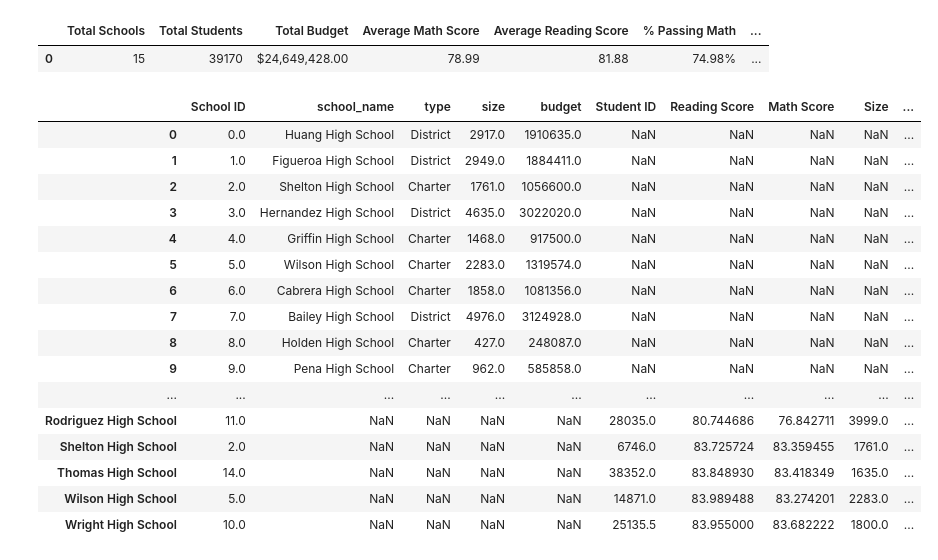
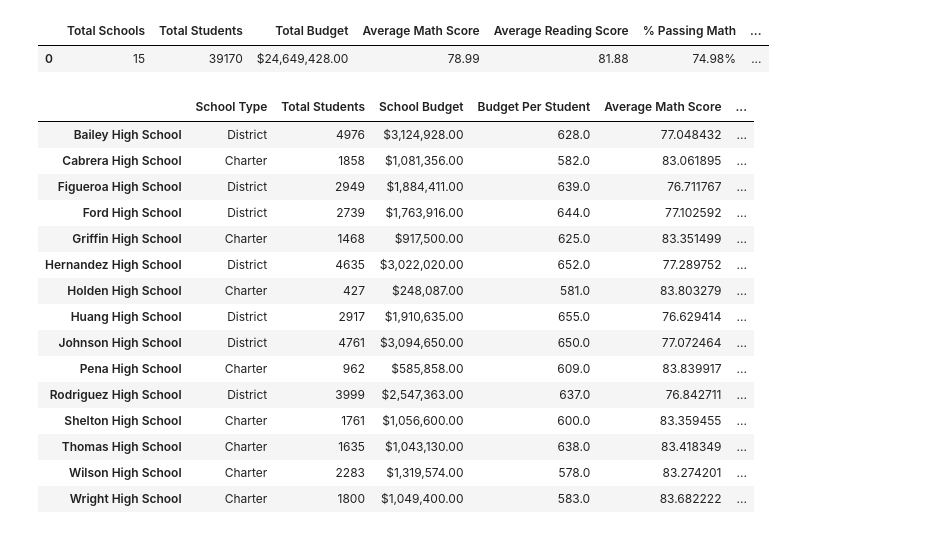
Before and after one commit to cannon-kaycee/pandas-challenge, a Jupyter notebook: PyCitySchools/PyCitySchools.ipynb, the cells around one changed output. Saved outputs shown, nothing was run; the diff lists cells and outputs as text; code cells hidden in the pictures.

```diff
--- a/PyCitySchools/PyCitySchools.ipynb
+++ b/PyCitySchools/PyCitySchools.ipynb
@@ -135,55 +148,110 @@ total_school_budget=school_data_renamed["Budget"]
 
 per_student_budget=total_school_budget/total_students_school
 
 
 
 #Average Math Score
 
 #avg_math_school=
 
 #Average Reading Score
 #% Passing Math (The percentage of students that passed math.)
 #% Passing Reading (The percentage of students that passed reading.)
 #% Overall Passing (The percentage of students that passed math and reading.)
 
 
 #school_summary_df=school_data_renamed.groupby([list_of_schools])
 
 #school_summary_df.head(20)
 
 
 #school_summary_df=pd.DataFrame({"School":list_of_schools,
                                       #"Type":school_type,
                                       #"Students":total_students_school})
 
 #school_summary_df
 
 
-school_summary_df=school_data_renamed.groupby(["School Name"])
-school_summary_df=school_data_renamed.groupby(["School Name"]).mean()
-school_summary_df
+#school_summary_df=school_data_renamed.groupby(["School Name"])
+#school_summary_df=school_data_renamed.groupby(["School Name"]).mean()
+#school_summary_df
 
-school_summary_2_df = school_data.append(school_summary_df, ignore_index=False)
+#school_summary_2_df = school_data.append(school_summary_df, ignore_index=False)
 #school_summary_2_df = school_data.append(school_summary_df)
-school_summary_2_df
+#school_summary_2_df
+
+
+# Determine the School Type
+each_school_type = school_data.set_index(["school_name"])["type"]
+
+# Calculate the total student count.
+total_school_students = school_data_renamed["School Name"].value_counts()
+
+# Calculate the total school budget and per capita spending
+total_school_budget = school_data_renamed.groupby(["School Name"]).mean()["Budget"]
+# Calculate the per capita spending.
+budget_per_student = total_school_budget / total_school_students
+
+# Calculate the average test scores.
+avg_school_math = school_data_renamed.groupby(["School Name"]).mean()["Math Score"]
+avg_school_read = school_data_renamed.groupby(["School Name"]).mean()["Reading Score"]
+
+# Calculate the passing scores by creating a filtered DataFrame.
+per_school_passing_math = school_data_renamed[(school_data_renamed["Math Score"] >= 70)]
+per_school_passing_reading = school_data_renamed[(school_data_renamed["Reading Score"] >= 70)]
+
+# Calculate the number of students passing math and passing reading by school.
+per_school_passing_math = per_school_passing_math.groupby(["School Name"]).count()["Student Name"]
+per_school_passing_reading = per_school_passing_reading.groupby(["School Name"]).count()["Student Name"]
+
+# Calculate the percentage of passing math and reading scores per school.
+perc_school_passing_math = per_school_passing_math / total_school_students * 100
+perc_school_passing_reading = per_school_passing_reading / total_school_students * 100
+
+# Calculate the students who passed both reading and math.
+per_passing_math_reading = school_data_renamed[(school_data_renamed["Reading Score"] >= 70)
+                                               & (school_data_renamed["Math Score"] >= 70)]
+
+# Calculate the number of students passing math and passing reading by school.
+per_passing_math_reading = per_passing_math_reading.groupby(["School Name"]).count()["Student Name"]
+
+# Calculate the percentage of passing math and reading scores per school.
+perc_overall_passing_percentage = per_passing_math_reading / total_school_students * 100
+
+school_summary_df=pd.DataFrame({"School Type":each_school_type,
+                            "Total Students":total_school_students,
+                            "School Budget":total_school_budget,
+                            "Budget Per Student":budget_per_student,
+                            "Average Math Score":avg_school_math,
+                           "Average Reading Score":avg_school_read,
+                            "% Passing Math":perc_school_passing_math,
+                            "% Passing Reading":perc_school_passing_reading,
+                            "% Overall Passing":perc_overall_passing_percentage})
+
+school_summary_df["School Budget"]=school_summary_df["School Budget"].map("${:,.2f}".format)
+#school_summary_df["% Passing Math"]=school_summary_df["% Passing Math"].map("{:.2f}%".format)
+#school_summary_df["% Passing Reading"]=school_summary_df["% Passing Reading"].map("{:.2f}%".format)
+#school_summary_df["% Overall Passing"]=school_summary_df["% Overall Passing"].map("{:.2f}%".format)
+
+
+school_summary_df.head(20)
 # %% [output]
-|  | School ID | school_name | type | size | budget | Student ID | Reading Score | Math Score | Size | ... |
-| 0 | 0.0 | Huang High School | District | 2917.0 | 1910635.0 | NaN | NaN | NaN | NaN | ... |
-| 1 | 1.0 | Figueroa High School | District | 2949.0 | 1884411.0 | NaN | NaN | NaN | NaN | ... |
-| 2 | 2.0 | Shelton High School | Charter | 1761.0 | 1056600.0 | NaN | NaN | NaN | NaN | ... |
-| 3 | 3.0 | Hernandez High School | District | 4635.0 | 3022020.0 | NaN | NaN | NaN | NaN | ... |
-| 4 | 4.0 | Griffin High School | Charter | 1468.0 | 917500.0 | NaN | NaN | NaN | NaN | ... |
-| 5 | 5.0 | Wilson High School | Charter | 2283.0 | 1319574.0 | NaN | NaN | NaN | NaN | ... |
-| 6 | 6.0 | Cabrera High School | Charter | 1858.0 | 1081356.0 | NaN | NaN | NaN | NaN | ... |
-| 7 | 7.0 | Bailey High School | District | 4976.0 | 3124928.0 | NaN | NaN | NaN | NaN | ... |
-| 8 | 8.0 | Holden High School | Charter | 427.0 | 248087.0 | NaN | NaN | NaN | NaN | ... |
-| 9 | 9.0 | Pena High School | Charter | 962.0 | 585858.0 | NaN | NaN | NaN | NaN | ... |
-| ... | ... | ... | ... | ... | ... | ... | ... | ... | ... | ... |
-| Rodriguez High School | 11.0 | NaN | NaN | NaN | NaN | 28035.0 | 80.744686 | 76.842711 | 3999.0 | ... |
-| Shelton High School | 2.0 | NaN | NaN | NaN | NaN | 6746.0 | 83.725724 | 83.359455 | 1761.0 | ... |
-| Thomas High School | 14.0 | NaN | NaN | NaN | NaN | 38352.0 | 83.848930 | 83.418349 | 1635.0 | ... |
-| Wilson High School | 5.0 | NaN | NaN | NaN | NaN | 14871.0 | 83.989488 | 83.274201 | 2283.0 | ... |
-| Wright High School | 10.0 | NaN | NaN | NaN | NaN | 25135.5 | 83.955000 | 83.682222 | 1800.0 | ... |
+|  | School Type | Total Students | School Budget | Budget Per Student | Average Math Score | ... |
+| Bailey High School | District | 4976 | $3,124,928.00 | 628.0 | 77.048432 | ... |
+| Cabrera High School | Charter | 1858 | $1,081,356.00 | 582.0 | 83.061895 | ... |
+| Figueroa High School | District | 2949 | $1,884,411.00 | 639.0 | 76.711767 | ... |
+| Ford High School | District | 2739 | $1,763,916.00 | 644.0 | 77.102592 | ... |
+| Griffin High School | Charter | 1468 | $917,500.00 | 625.0 | 83.351499 | ... |
+| Hernandez High School | District | 4635 | $3,022,020.00 | 652.0 | 77.289752 | ... |
+| Holden High School | Charter | 427 | $248,087.00 | 581.0 | 83.803279 | ... |
+| Huang High School | District | 2917 | $1,910,635.00 | 655.0 | 76.629414 | ... |
+| Johnson High School | District | 4761 | $3,094,650.00 | 650.0 | 77.072464 | ... |
+| Pena High School | Charter | 962 | $585,858.00 | 609.0 | 83.839917 | ... |
+| Rodriguez High School | District | 3999 | $2,547,363.00 | 637.0 | 76.842711 | ... |
+| Shelton High School | Charter | 1761 | $1,056,600.00 | 600.0 | 83.359455 | ... |
+| Thomas High School | Charter | 1635 | $1,043,130.00 | 638.0 | 83.418349 | ... |
+| Wilson High School | Charter | 2283 | $1,319,574.00 | 578.0 | 83.274201 | ... |
+| Wright High School | Charter | 1800 | $1,049,400.00 | 583.0 | 83.682222 | ... |
 # %%
 #Top Performing Schools (By % Overall Passing)
 
```
Also changed, not shown: parts of 11 cells of this notebook.
